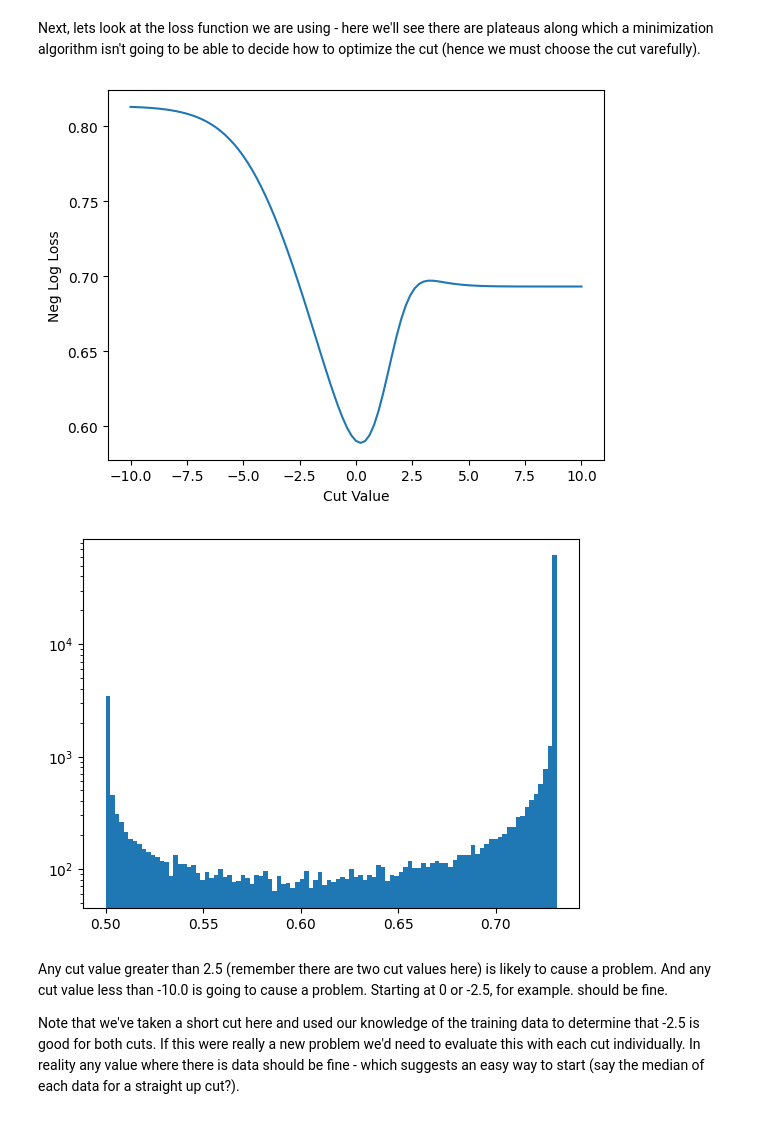
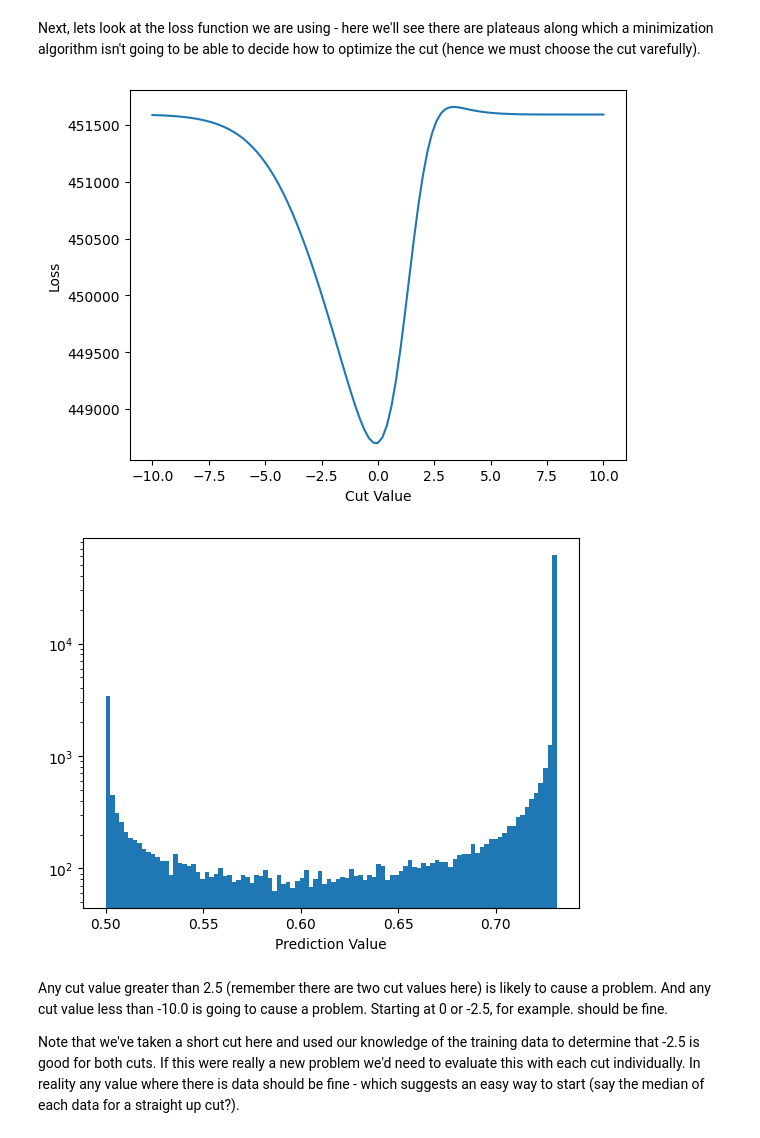
Before and after one commit to gordonwatts/diff-prog-intro, a Jupyter notebook: book/cut_then_nn.ipynb, the cells around one changed output. Saved outputs shown, nothing was run; the diff lists cells and outputs as text; code cells hidden in the pictures.

```diff
--- a/book/cut_then_nn.ipynb
+++ b/book/cut_then_nn.ipynb
@@ -142,37 +142,39 @@ plt.show()
 # %% [markdown]
 Next, lets look at the loss function we are using - here we'll see there are plateaus along which a minimization algorithm isn't going to be able to decide how to optimize the cut (hence we must choose the cut varefully).
 # %%
-from jax_helpers import NegLogLoss
+import optax
 
 params = select_model.init(key, training_data)
 
+
+def calc_value(params):
+    preds = select_model.apply(params, key, training_data)
+    preds = jax.nn.sigmoid(preds.squeeze())
+    return optax.softmax_cross_entropy(preds, training_truth)
+
+
 cut_range_values = jnp.linspace(-10.0, 10.0, 101)
 cut_loss = [
-    NegLogLoss(
-        select_model,
-        key,
-        {"SelectionCut": {"cuts": jnp.asarray([v, v])}},
-        training_data,
-        training_truth,
-    )
+    calc_value({"SelectionCut": {"cuts": jnp.asarray([v, v])}})
     for v in cut_range_values
 ]
 
 plt.plot(cut_range_values, cut_loss)
 plt.xlabel("Cut Value")
-plt.ylabel("Neg Log Loss")
+plt.ylabel("Loss")
 plt.show()
 # %% [output]
-[figure, old version]
+[figure, new version]
 # %%
 preds = select_model.apply({'SelectionCut': {'cuts': jnp.asarray([-3.4, -3.6])}}, key, training_data)
 preds = preds.squeeze()
 preds = jax.nn.sigmoid(preds)
 plt.hist(preds, bins=100)
 plt.yscale('log')
+plt.xlabel('Prediction Value')
 plt.show()
 # %% [output]
-[figure, old version]
+[figure, new version]
 # %% [markdown]
 Any cut value greater than 2.5 (remember there are two cut values here) is likely to cause a problem. And any cut value less than -10.0 is going to cause a problem. Starting at 0 or -2.5, for example. should be fine.
 
```
Also changed, not shown: parts of 16 cells of this notebook.
